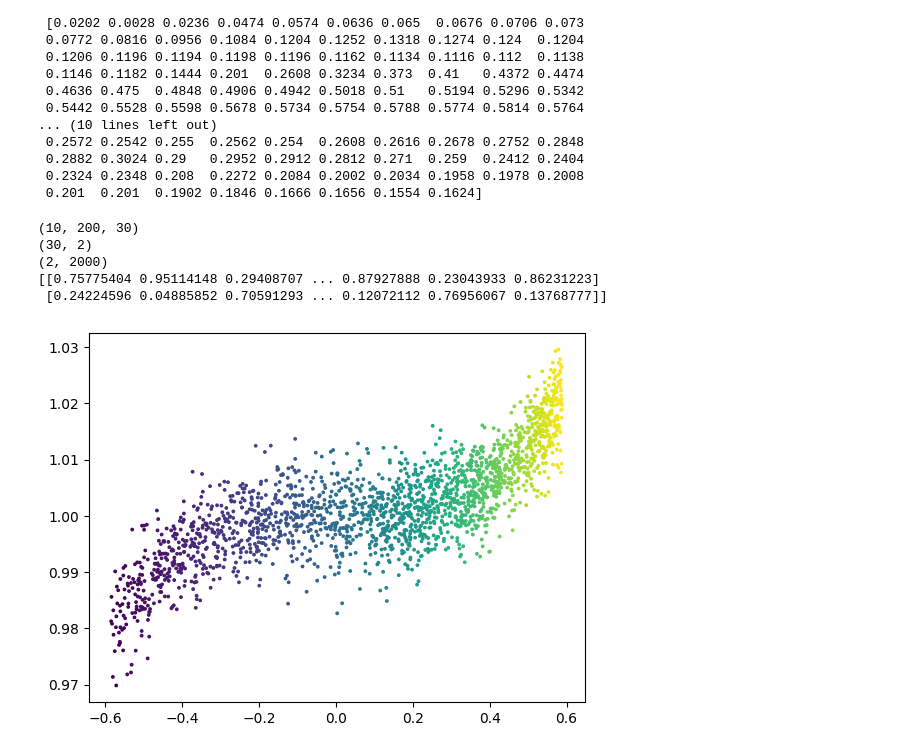
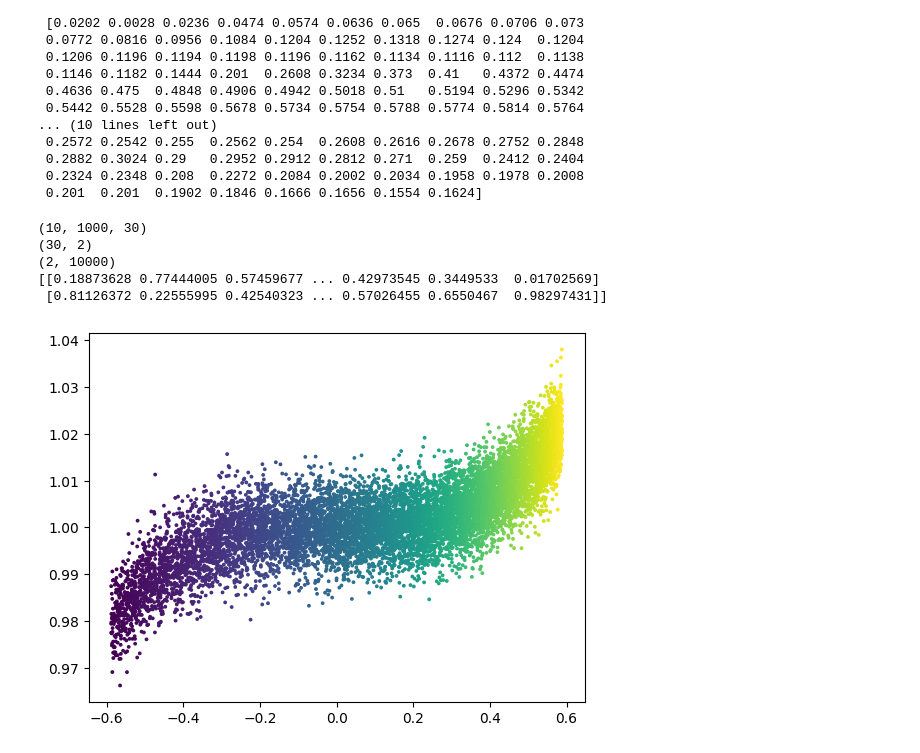
Before and after one commit to mtyler1059/Nearly-Blind-Hyperspectral-Unmixing, a Jupyter notebook: code_testing.ipynb, the cells around one changed output. Saved outputs shown, nothing was run; the diff lists cells and outputs as text; code cells hidden in the pictures.

```diff
--- a/code_testing.ipynb
+++ b/code_testing.ipynb
@@ -78,7 +78,7 @@ First pixel's spectra in X:
  0.2324 0.2348 0.208  0.2272 0.2084 0.2002 0.2034 0.1958 0.1978 0.2008
  0.201  0.201  0.1902 0.1846 0.1666 0.1656 0.1554 0.1624]
 # %%
-num_points = 2000
+num_points = 10000
 h=10
 error_std = 0.005
 power = 3
@@ -101,38 +101,38 @@ Y_data_pure = 1/fl*np.power(X_data,power)+1
 y_true = 1/fl*np.power(x_true,power)+1
 Y_data = Y_data_pure + noise
 plt.scatter(X_data, Y_data, s= 3, c = colors)
 
 embedding_mat = np.abs(np.random.normal(loc = 12, scale = 0.5, size =(dims,2) ))+0.00001
 
 raw_data = embedding_mat @ [X_data, Y_data]
 
 
 
 end_members = embedding_mat@[x_true,y_true]
 
 
 label_mat = np.abs([colors, 1-colors])
 
 data_min = np.min(raw_data)
 data_max = np.max(raw_data)
 
 # Scale both the raw data and the ground truth spectra identically
 raw_data = (raw_data - data_min) / (data_max - data_min)
 end_members = (end_members - data_min) / (data_max - data_min)
 
 data_mat = raw_data.T.reshape(h,(int) (num_points/h), dims)
 
 print(data_mat.shape)
 print(end_members.shape)
 print(label_mat.shape)
 print(label_mat)
 # %% [output]
-(10, 200, 30)
+(10, 1000, 30)
 (30, 2)
-(2, 2000)
-[[0.75775404 0.95114148 0.29408707 ... 0.87927888 0.23043933 0.86231223]
- [0.24224596 0.04885852 0.70591293 ... 0.12072112 0.76956067 0.13768777]]
+(2, 10000)
+[[0.18873628 0.77444005 0.57459677 ... 0.42973545 0.3449533  0.01702569]
+ [0.81126372 0.22555995 0.42540323 ... 0.57026455 0.6550467  0.98297431]]
-[figure, old version]
+[figure, new version]
 # %%
 A_gt = label_mat
 S_gt = end_members
```
Also changed, not shown: parts of 1 cell of this notebook, 3 other files.
